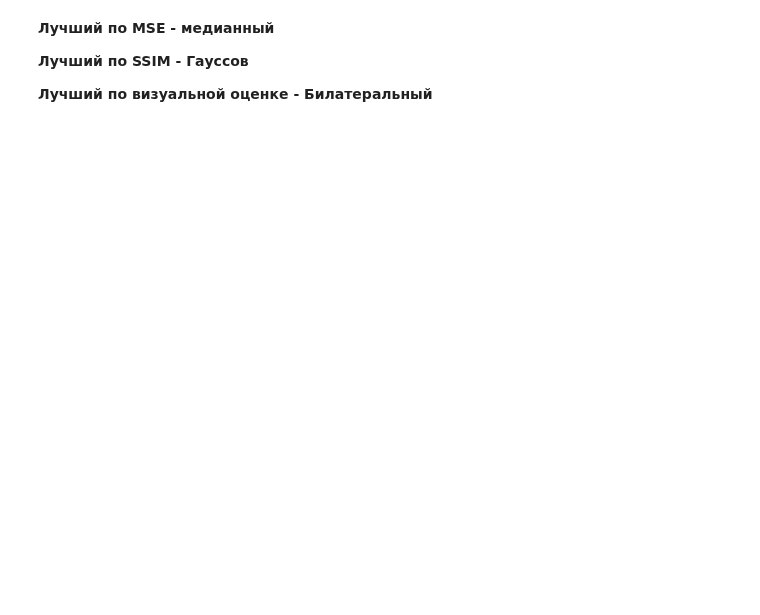
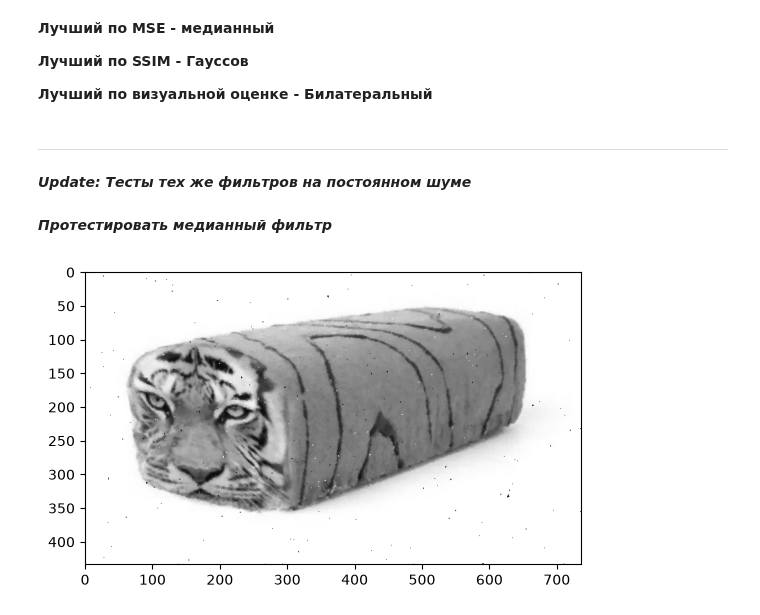
Before and after one commit to IamYarr/CompVisHW, a Jupyter notebook: Task2.ipynb, the cells around one changed output. Drawn from its saved outputs; the diff is of its cells as text; code cells hidden in the pictures; blank space fills up the shorter version.

```diff
--- a/Task2.ipynb
+++ b/Task2.ipynb
@@ -101,3 +101,15 @@ NL 32                     | MSE: 690.44 | SSIM: 0.7814
 **Лучший по SSIM - Гауссов**
 
 **Лучший по визуальной оценке - Билатеральный**
+# %% [markdown]
+---------------------------------------------------------------------------------
+# %% [markdown]
+***Update: Тесты тех же фильтров на постоянном шуме***
+# %% [markdown]
+***Протестировать медианный фильтр***
+# %%
+image_gauss_median2 = cv2.medianBlur(image_sp, 3)
+plt.imshow(image_gauss_median2, cmap="gray")
+plt.show()
+# %% [output]
+[figure, added]
```
Also changed, not shown: parts of 11 cells of this notebook.
